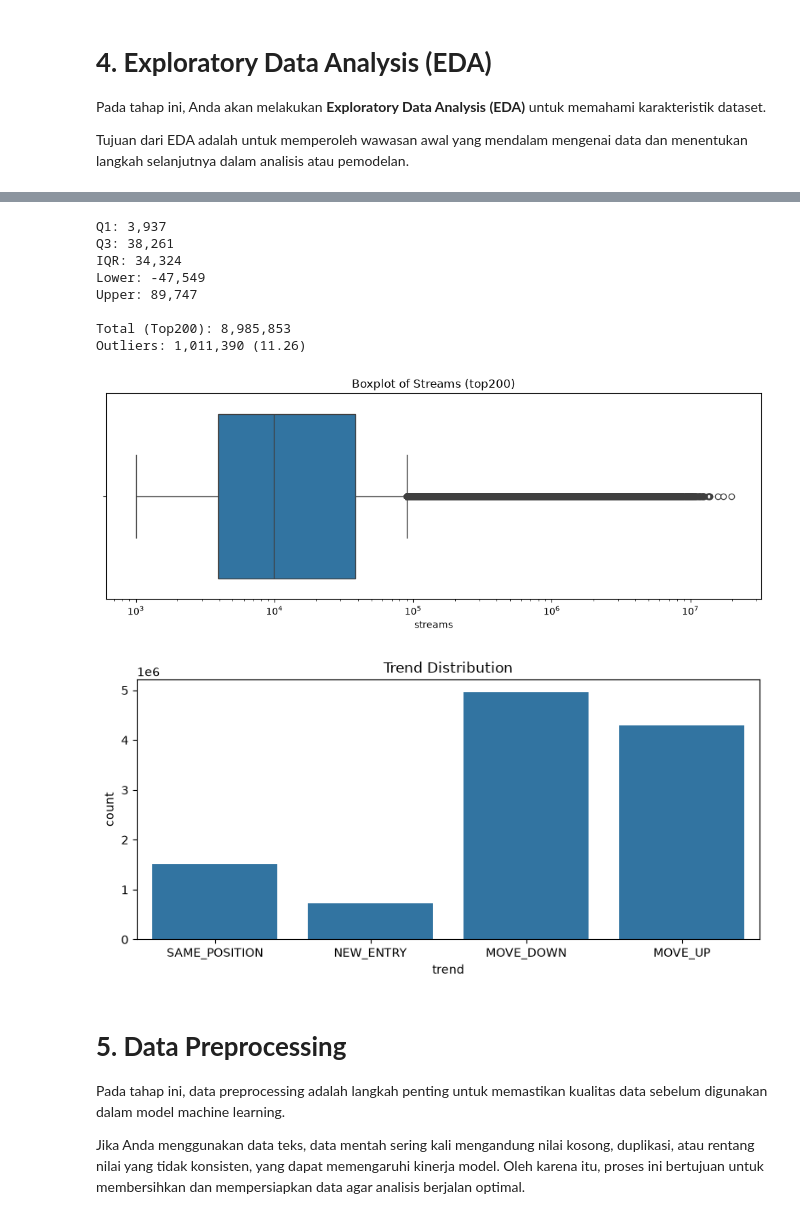
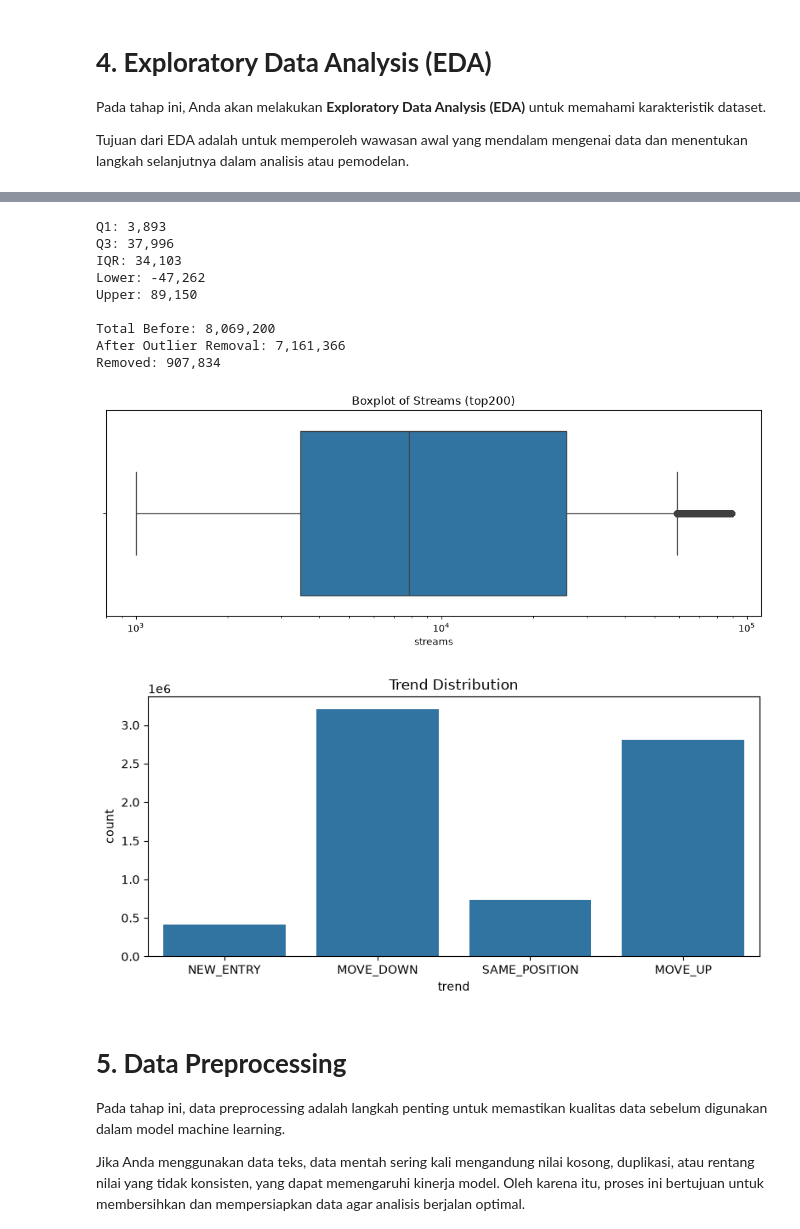
Before and after one commit to Aldi-H/spotify-chart-mlops, a Jupyter notebook: notebooks/spotify_chart_mlops.ipynb, the cells around one changed output, grey strips where cells are left out. Saved outputs shown, nothing was run; the diff lists cells and outputs as text; code cells hidden in the pictures.

```diff
--- a/notebooks/spotify_chart_mlops.ipynb
+++ b/notebooks/spotify_chart_mlops.ipynb
@@ -26,7 +30,10 @@ Jika dataset berada di Google Drive, pastikan Anda menghubungkan Google Drive ke
 
 Jika dataset berupa unstructured data, silakan sesuaikan dengan format seperti kelas Machine Learning Pengembangan atau Machine Learning Terapan
 # %%
-DB_URI = "postgresql://kuro:kuroneko%4096Neko@localhost:5432/spotify_mlops"
+DB_URI = os.getenv(
+    "DATABASE_URL_CONNECTION",
+    "postgresql://kuro:KuroNeko@localhost:5432/spotify-charts-db",
+)
 con = psycopg2.connect(DB_URI)
 cur = con.cursor()
 
@@ -36,9 +43,6 @@ total = cur.fetchone()[0]
 print(f"Total rows: {total:,}")
 
 # show first 5 rows
-df_head = pl.read_database_uri(
-    "SELECT * FROM spotify_charts_raw LIMIT 5",
-    uri=DB_URI
-)
+df_head = pl.read_database_uri("SELECT * FROM spotify_charts_raw LIMIT 5", uri=DB_URI)
 df_head
 # %% [output]
@@ -138,0 +124,10 @@ Shape: (11496684, 12)
+# %%
+df = pl.read_database_uri(
+    """
+    SELECT * FROM spotify_charts_cleaned
+    WHERE chart = 'top200'
+    """,
+    uri=DB_URI,
+)
+
+print(f"Shape: {df.shape}")
@@ -181,51 +217,51 @@ Trend Distribution:
 # %%
 # OUtlier Detection
-df_top200 = df.filter(pl.col("chart") == "top200")
+# df_top200 = df.filter(pl.col("chart") == "top200")
 
-Q1 = df_top200["streams"].quantile(0.25)
-Q3 = df_top200["streams"].quantile(0.75)
+Q1 = df["streams"].quantile(0.25)
+Q3 = df["streams"].quantile(0.75)
 IQR = Q3 - Q1
 lower = Q1 - 1.5 * IQR
 upper = Q3 + 1.5 * IQR
 
-outliers = df_top200.filter(
-    (pl.col("streams") < lower) | (pl.col("streams") > upper)
-)
+df_clean = df.filter((pl.col("streams") >= lower) & (pl.col("streams") <= upper))
 
 print(f"Q1: {Q1:,.0f}")
 print(f"Q3: {Q3:,.0f}")
 print(f"IQR: {IQR:,.0f}")
 print(f"Lower: {lower:,.0f}")
 print(f"Upper: {upper:,.0f}")
-print(f"\nTotal (Top200): {df_top200.height:,}")
-print(f"Outliers: {outliers.height:,} ({outliers.height/df_top200.height*100:.2f})")
+print(f"\nTotal Before: {df.height:,}")
+print(f"After Outlier Removal: {df_clean.height:,}")
+print(f"Removed: {df.height - df_clean.height:,}")
 # %% [output]
-Q1: 3,937
-Q3: 38,261
-IQR: 34,324
-Lower: -47,549
-Upper: 89,747
+Q1: 3,893
+Q3: 37,996
+IQR: 34,103
+Lower: -47,262
+Upper: 89,150
 
-Total (Top200): 8,985,853
-Outliers: 1,011,390 (11.26)
+Total Before: 8,069,200
+After Outlier Removal: 7,161,366
+Removed: 907,834
 # %%
 fig, ax = plt.subplots(1, 1, figsize=(10, 4))
-sns.boxplot(x=df_top200["streams"].to_pandas(), ax=ax)
+sns.boxplot(x=df_clean["streams"].to_pandas(), ax=ax)
 ax.set_title("Boxplot of Streams (top200)")
 ax.set_xscale("log")
 plt.tight_layout()
 plt.show()
 # %% [output]
-[figure, old version]
+[figure, new version]
 # %%
 fig, ax = plt.subplots(figsize=(8, 4))
-trend_counts = df["trend"].value_counts().to_pandas()
+trend_counts = df_clean["trend"].value_counts().to_pandas()
 sns.barplot(x="trend", y="count", data=trend_counts, ax=ax)
 ax.set_title("Trend Distribution")
 plt.tight_layout()
 plt.show()
 # %% [output]
-[figure, old version]
+[figure, new version]
 # %% [markdown]
 # **5. Data Preprocessing**
 
```
Also changed, not shown: parts of 21 cells of this notebook.
